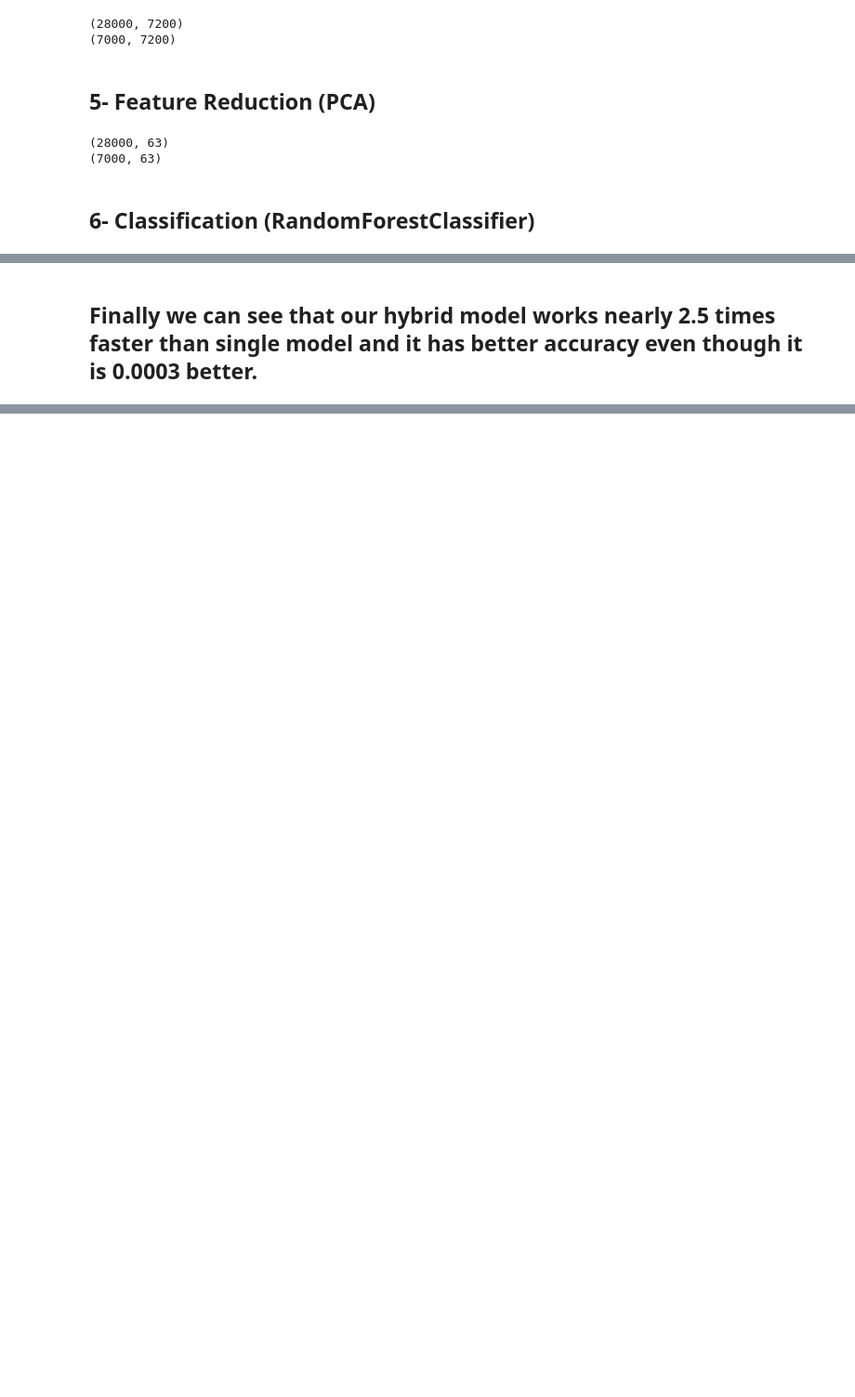
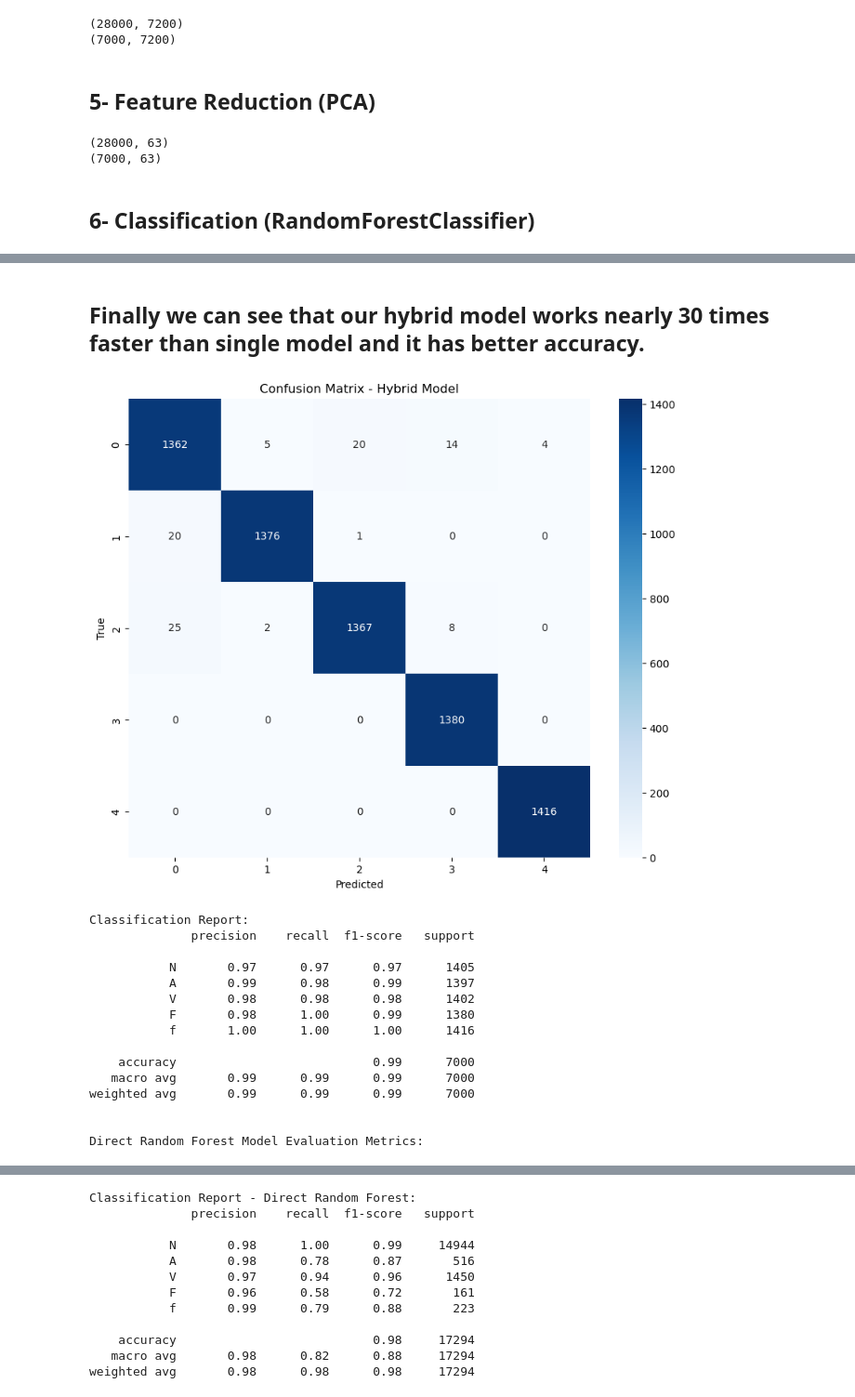
Before and after one commit to b2200356003/DataScienceCapstoneProject, a Jupyter notebook: DSCP_final.ipynb, the cells around one changed output, grey strips where cells are left out. Shown at 93% size. Saved outputs shown, nothing was run; the diff lists cells and outputs as text; code cells hidden in the pictures; blank space fills up the shorter version.

```diff
--- a/DSCP_final.ipynb
+++ b/DSCP_final.ipynb
@@ -234,6 +245,8 @@ visualize_ecg_signals(signal_data, denoised_signal, sample_index=5000)
 X_df = pd.DataFrame(X)
 # %%
 y_df = pd.DataFrame(y)
+# %%
+X_train_default , X_test_default , y_train_default , y_test_default = split(X_df,y_df)
 # %%
 train_data = pd.concat([X_df, y_df.reset_index(drop=True)], axis=1)
 train_data.columns = list(X_df.columns) + ['label']
@@ -267,4 +280,4 @@ label
 3    7000
 Name: count, dtype: int64
 # %%
-X_train, X_test, y_train, y_test = train_test_split(X_balanced, y_balanced, test_size=0.2, random_state=42)
+X_train , X_test , y_train , y_test = split(X_balanced,y_balanced)
@@ -394,19 +402,15 @@ Training and prediction time: 19.01 seconds
 # %%
-scaler = StandardScaler()
-X_train_scaled = scaler.fit_transform(X_train)
-X_test_scaled = scaler.transform(X_test)
-
 start_time = time.time()
 
 # we tried to make RandomForestClassifier to balanced data from begining of the project
 rf_direct = RandomForestClassifier(n_estimators=180, random_state=42)
-rf_direct.fit(X_train_scaled, y_train)
+rf_direct.fit(X_train_default, y_train_default)
 
-y_pred_direct = rf_direct.predict(X_test_scaled)
+y_pred_direct = rf_direct.predict(X_test_default)
 
 end_time = time.time()
 
-direct_rf_accuracy = round(accuracy_score(y_test, y_pred_direct), 4)
+direct_rf_accuracy = round(accuracy_score(y_test_default, y_pred_direct), 4)
 
 print(f"Random Forest Model Accuracy: {direct_rf_accuracy:.4f}")
 print(f"Training and prediction time: {end_time - start_time:.2f} seconds")
@@ -416,2 +420,45 @@ Training and prediction time: 47.69 seconds
 # %% [markdown]
-## Finally we can see that our hybrid model works nearly 2.5 times faster than single model and it has better accuracy even though it is 0.0003 better.
+## Finally we can see that our hybrid model works nearly 30 times faster than single model and it has better accuracy.
+# %%
+
+from sklearn.metrics import confusion_matrix, classification_report, precision_recall_fscore_support
+
+plt.figure(figsize=(10, 8))
+sns.heatmap(cm, annot=True, fmt='d', cmap='Blues')
+plt.title('Confusion Matrix - Hybrid Model')
+plt.xlabel('Predicted')
+plt.ylabel('True')
+plt.show()
+
+print("\nClassification Report:")
+print(classification_report(y_test, y_pred, target_names=classes))
+
+print("\nDirect Random Forest Model Evaluation Metrics:")
+cm_direct = confusion_matrix(y_test_default, y_pred_direct)
+
+plt.figure(figsize=(10, 8))
+sns.heatmap(cm_direct, annot=True, fmt='d', cmap='Blues')
+plt.title('Confusion Matrix - Direct Random Forest')
+plt.xlabel('Predicted')
+plt.ylabel('True')
+plt.show()
+
+print("\nClassification Report - Direct Random Forest:")
+print(classification_report(y_test_default, y_pred_direct, target_names=classes))
+# %% [output]
+[figure, added]
+Classification Report:
+              precision    recall  f1-score   support
+
+           N       0.97      0.97      0.97      1405
+           A       0.99      0.98      0.99      1397
+           V       0.98      0.98      0.98      1402
+           F       0.98      1.00      0.99      1380
+           f       1.00      1.00      1.00      1416
+
+    accuracy                           0.99      7000
+   macro avg       0.99      0.99      0.99      7000
+weighted avg       0.99      0.99      0.99      7000
+
+
+Direct Random Forest Model Evaluation Metrics:
@@ -417,0 +466,12 @@ Training and prediction time: 47.69 seconds
+Classification Report - Direct Random Forest:
+              precision    recall  f1-score   support
+
+           N       0.98      1.00      0.99     14944
+           A       0.98      0.78      0.87       516
+           V       0.97      0.94      0.96      1450
+           F       0.96      0.58      0.72       161
+           f       0.99      0.79      0.88       223
+
+    accuracy                           0.98     17294
+   macro avg       0.98      0.82      0.88     17294
+weighted avg       0.98      0.98      0.98     17294
```
Also changed, not shown: parts of 9 cells of this notebook.
